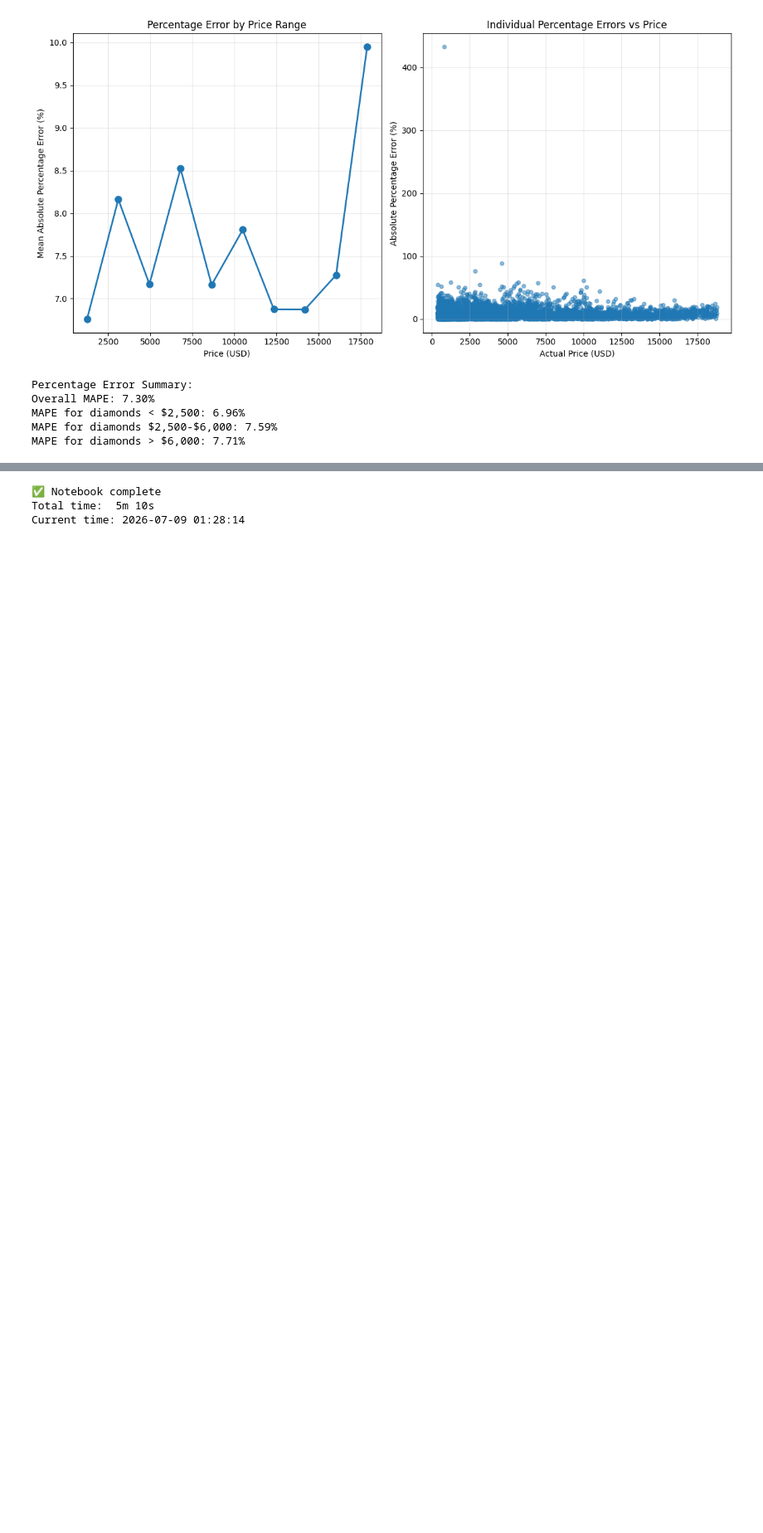
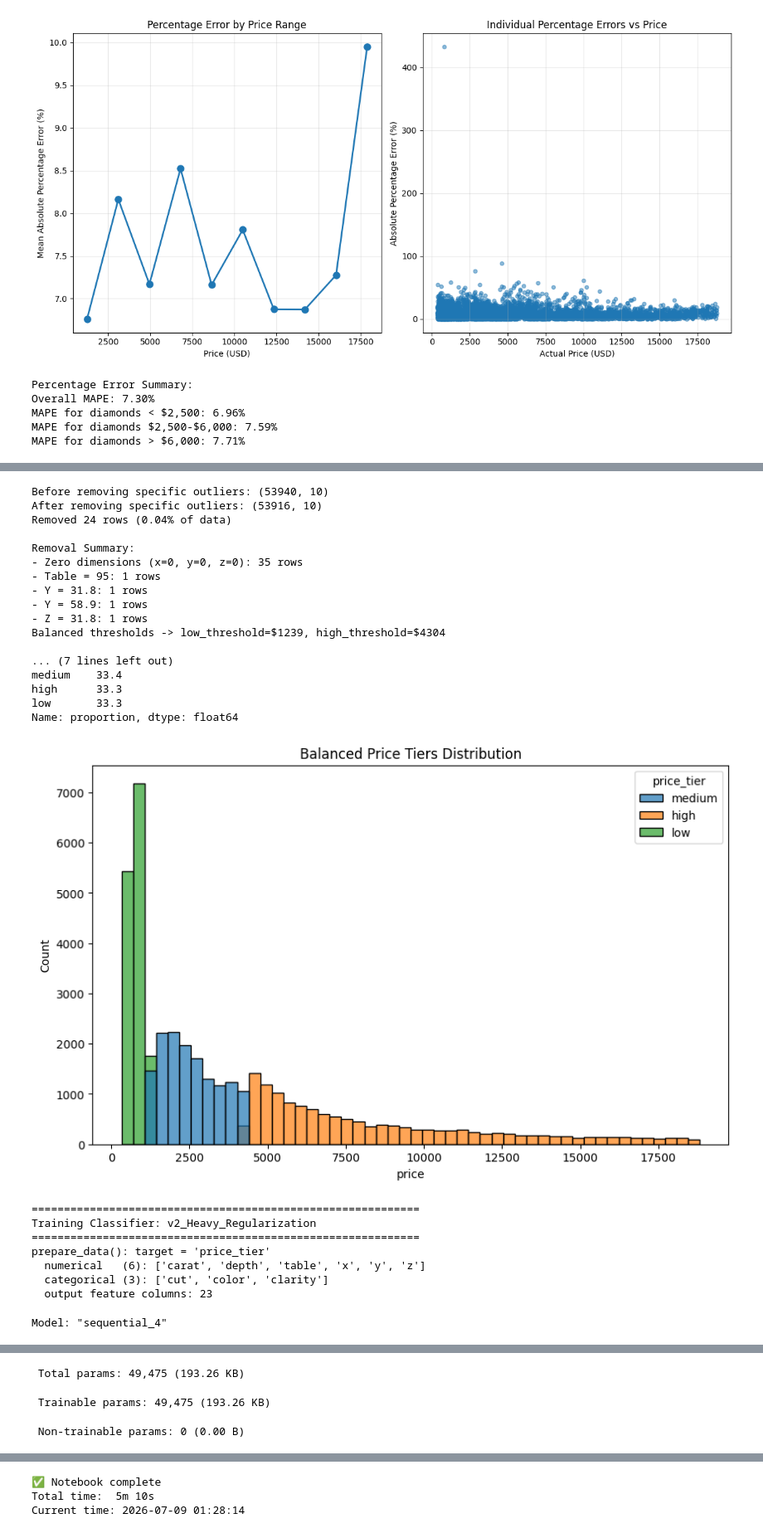
Before and after one commit to jeron-plummer/MSDS-458-Assignment-1, a Jupyter notebook: MSDS458_Assignment_01/Assignment_01_Diamonds_Stackup.ipynb, the cells around one changed output, grey strips where cells are left out. Shown at 83% size. Cells and saved outputs as stored; diff of their text form; code cells hidden in the pictures; blank space fills up the shorter version.

```diff
--- a/MSDS458_Assignment_01/Assignment_01_Diamonds_Stackup.ipynb
+++ b/MSDS458_Assignment_01/Assignment_01_Diamonds_Stackup.ipynb
@@ -235,16 +235,3 @@ Removal Summary:
 - Z = 31.8: 1 rows
 Training set: 43132 rows
 Test set: 10784 rows
-# %%
-# Balanced tercile thresholds, computed from TRAINING data only
-low_threshold, high_threshold = np.percentile(diamonds_train['price'], [33.333, 66.667])
-low_threshold, high_threshold = round(low_threshold), round(high_threshold)
-print(f"Balanced thresholds -> low_threshold=${low_threshold}, high_threshold=${high_threshold}")
-
-# Verify the split is actually balanced before you train anything
-balance_check = create_price_tiers(diamonds_train, low_threshold=low_threshold, high_threshold=high_threshold)
-print(balance_check['price_tier'].value_counts())
-print((balance_check['price_tier'].value_counts(normalize=True) * 100).round(1))
-
-import seaborn as sns
-sns.histplot(data=balance_check, x='price', hue='price_tier', bins=50, alpha=0.7)
@@ -858,0 +712,31 @@ residual_plot(y_test_held_out, results['predictions'])
+# %%
+diamonds = du.load_data()
+final_results_df = run_stackup_experiments(diamonds)
+print(final_results)
+# %% [output]
+Before removing specific outliers: (53940, 10)
+After removing specific outliers: (53916, 10)
+Removed 24 rows (0.04% of data)
+
+Removal Summary:
+- Zero dimensions (x=0, y=0, z=0): 35 rows
+- Table = 95: 1 rows
+- Y = 31.8: 1 rows
+- Y = 58.9: 1 rows
+- Z = 31.8: 1 rows
+Balanced thresholds -> low_threshold=$1239, high_threshold=$4304
+
+... (7 lines left out)
+medium    33.4
+high      33.3
+low       33.3
+Name: proportion, dtype: float64
+[figure, added]
+============================================================
+Training Classifier: v2_Heavy_Regularization
+============================================================
+prepare_data(): target = 'price_tier'
+  numerical   (6): ['carat', 'depth', 'table', 'x', 'y', 'z']
+  categorical (3): ['cut', 'color', 'clarity']
+  output feature columns: 23
+Model: "sequential_4"
@@ -858,0 +760,3 @@ residual_plot(y_test_held_out, results['predictions'])
+ Total params: 49,475 (193.26 KB)
+ Trainable params: 49,475 (193.26 KB)
+ Non-trainable params: 0 (0.00 B)
```
Also changed, not shown: parts of 12 cells of this notebook.
